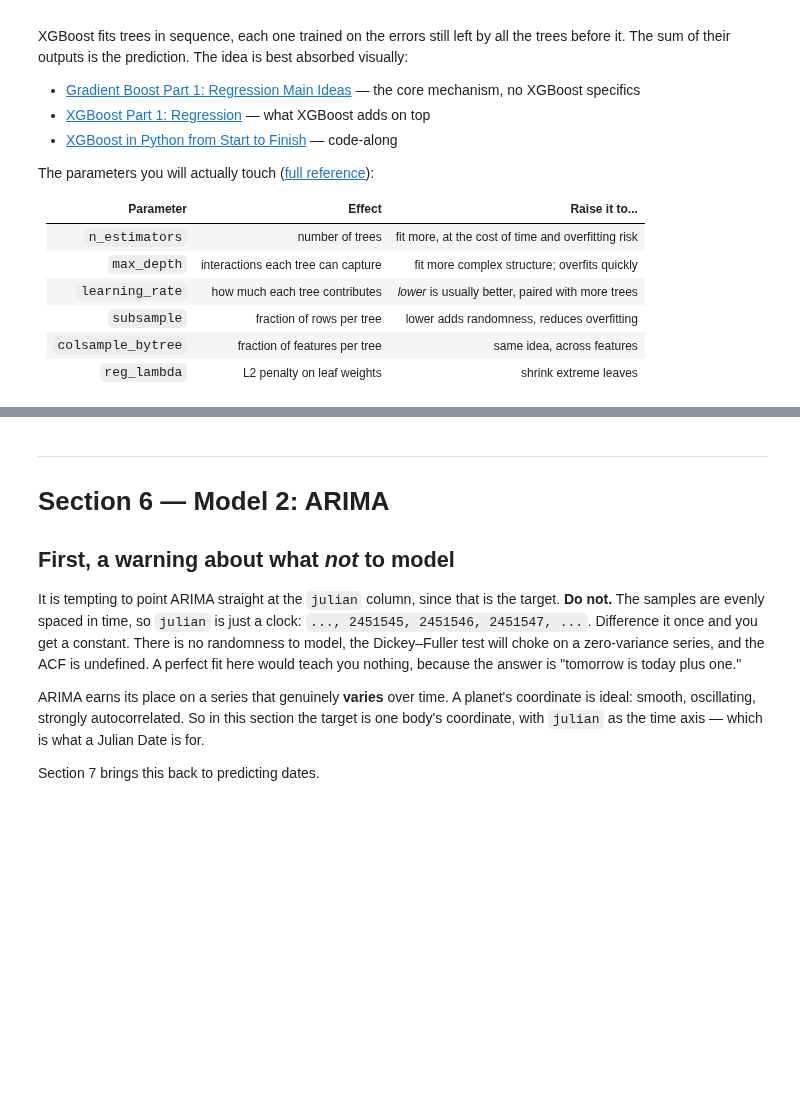
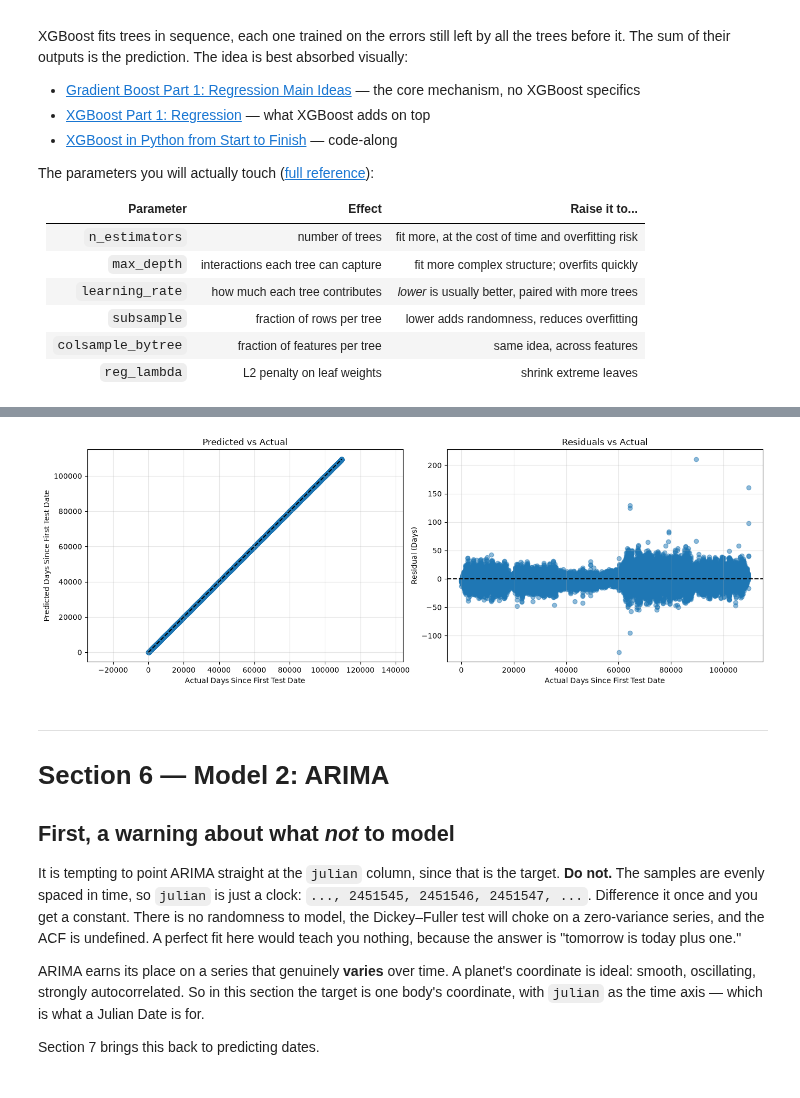
Before and after one commit to TAMU-Aggie-Data-Science-Club/fall2026-AIAA, a Jupyter notebook: adsc-deliverable1/deliverable1_planetary_motion.ipynb, the cells around one changed output, grey strips where cells are left out. Cells and saved outputs as stored; diff of their text form; code cells hidden in the pictures; blank space fills up the shorter version.

```diff
--- a/adsc-deliverable1/deliverable1_planetary_motion.ipynb
+++ b/adsc-deliverable1/deliverable1_planetary_motion.ipynb
@@ -474,5 +574,11 @@ if all(c in feat.columns for c in pos0 + vel0):
 # Then print feat.shape to confirm the new columns landed.
 
 # YOUR CODE HERE
-
-raise NotImplementedError('TODO (5): add radius and speed for every body.')
+for body in bodies:
+    pos = [f'{body}_{c}' for c in POS_COLS]
+    vel = [f'{body}_{c}' for c in VEL_COLS]
+    if all(c in feat.columns for c in pos + vel):
+        feat[f'{body}_radius'] = np.sqrt((feat[pos] ** 2).sum(axis=1))
+        feat[f'{body}_speed'] = np.sqrt((feat[vel] ** 2).sum(axis=1))
+        print(f'Added {body}_radius and {body}_speed')
+print(feat.shape)
@@ -587,6 +733,9 @@ configs = {
     'baseline':   dict(n_estimators=400, max_depth=6, learning_rate=0.10, subsample=0.8),
     'slow_deep':  dict(n_estimators=800, max_depth=8, learning_rate=0.05, subsample=0.8),
     # TODO: add at least two more
+    'shallow':    dict(n_estimators=400, max_depth=3, learning_rate=0.10, subsample=0.8),
+    'slow_learn': dict(n_estimators=1000, max_depth=6, learning_rate=0.03, subsample=0.8),
+    'depth':      dict(n_estimators=400, max_depth=10, learning_rate=0.10, subsample=0.8),
 }
 
 fitted, rows = {}, []
@@ -605,11 +754,13 @@ print(tuning.to_string(float_format=lambda v: f'{v:,.4f}'))
 if len(configs) < 4:
     raise NotImplementedError('TODO (6a): add at least two more configurations.')
 
-best_xgb = None   # TODO (6b): e.g. fitted[tuning.index[0]]
+best_xgb = fitted[tuning.index[0]]   # TODO (6b): e.g. fitted[tuning.index[0]]
 if best_xgb is None:
     raise NotImplementedError('TODO (6b): assign the best fitted model to best_xgb.')
 
 print(f'\nselected: {type(best_xgb).__name__} with {best_xgb.n_estimators} trees')
 
 # YOUR ANSWER to (c):
-#
+# The slow outer bodies matter more because their long orbital periods help
+# identify the year and date, much like the hour hand on a clock, while the
+# fast inner bodies move quickly and help distinguish shorter time intervals.
@@ -616,23 +777,62 @@ print(f'\nselected: {type(best_xgb).__name__} with {best_xgb.n_estimators} trees
 # %%
 # TODO (7) — Diagnose the fit with two plots side by side.
 #
 # Left  -- predicted vs actual: scatter y_te against best_xgb.predict(X_te), plus
 #          a dashed y = x reference line. Points should hug the line.
 # Right -- residuals vs actual: scatter y_te against (y_te - prediction), plus a
 #          dashed horizontal line at 0.
 #
 # Then read the right-hand plot and answer below. You are looking for whether the
 # errors are patternless noise, or whether they drift/fan out in a structured way.
 # Structure in residuals means there is signal the model has not captured --
 # which is exactly what Section 7 tries to exploit.
 #
 # Use subsampling if the scatter is too dense to read:
 #   idx = np.random.default_rng(0).choice(len(y_te), size=min(5000, len(y_te)), replace=False)
 
 # YOUR CODE HERE
+# Get predictions and residuals
+
+y_pred = best_xgb.predict(X_te)
+y_actual = np.asarray(y_te)
+residuals = y_actual - y_pred
+
+# Shift dates so the x-axis starts at zero
+actual_relative = y_actual - y_actual.min()
+pred_relative = y_pred - y_actual.min()
+
+fig, ax = plt.subplots(1, 2, figsize=(14, 5))
+
+# Left: Predicted vs Actual
+ax[0].scatter(actual_relative, pred_relative, alpha=0.5)
+
+# Reference line y = x
+limits = [
+    min(actual_relative.min(), pred_relative.min()),
+    max(actual_relative.max(), pred_relative.max())
+]
+ax[0].plot(limits, limits, 'k--')
+
+ax[0].set_xlabel('Actual Days Since First Test Date')
+ax[0].set_ylabel('Predicted Days Since First Test Date')
+ax[0].set_title('Predicted vs Actual')
+ax[0].set_aspect('equal', adjustable='datalim')
+
+# Right: Residuals vs Actual
+ax[1].scatter(actual_relative, residuals, alpha=0.5)
+ax[1].axhline(0, color='black', linestyle='--')
+ax[1].set_xlabel('Actual Days Since First Test Date')
+ax[1].set_ylabel('Residual (Days)')
+ax[1].set_title('Residuals vs Actual')
+
+plt.tight_layout()
+plt.show()
+
 
 # YOUR ANSWER -- patterned or patternless, and what that implies:
-#
+# The residuals are extremely close to 0, however, there is sort of a pattern between the magnitude of residuals at different x values. This suggests that the model has not fully captured all of the date information.
+# %% [output]
+[figure, added]
 # %% [markdown]
 ---
 # Section 6 — Model 2: ARIMA
```
Also changed, not shown: parts of 24 cells of this notebook.
